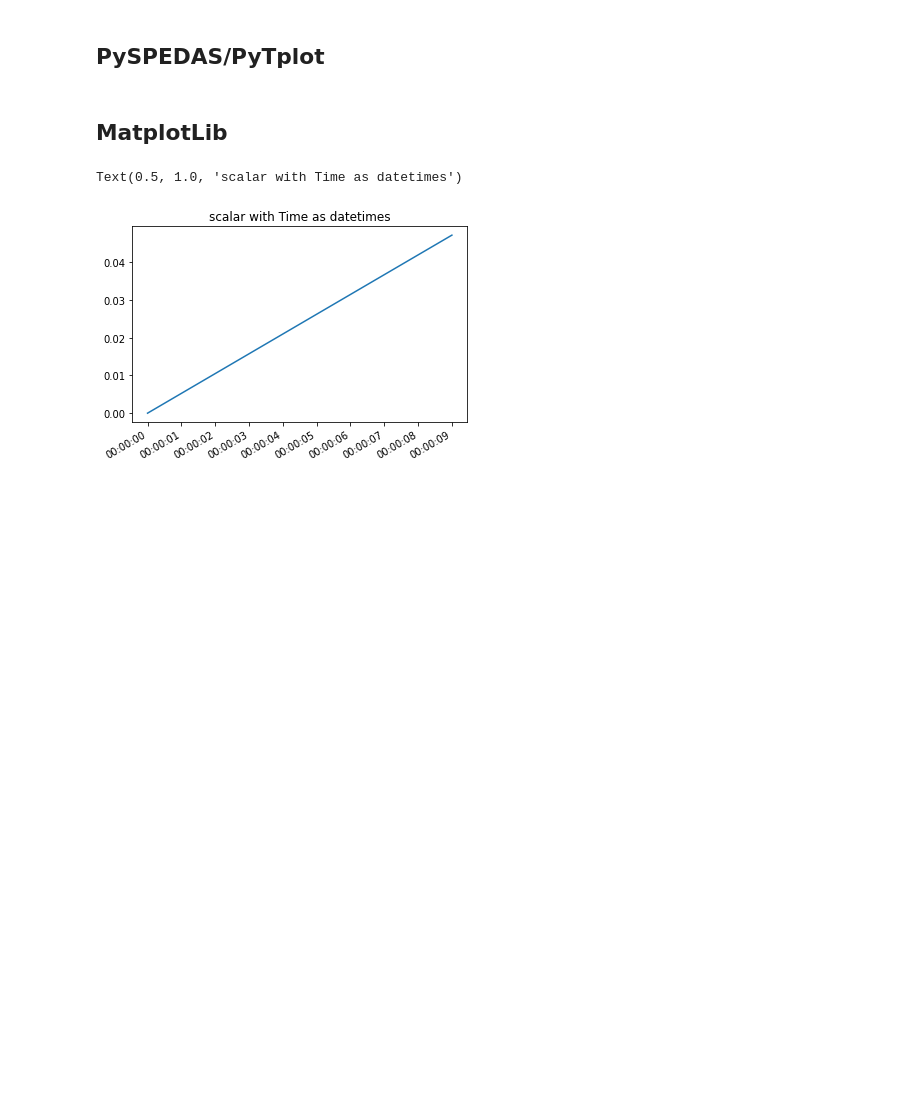
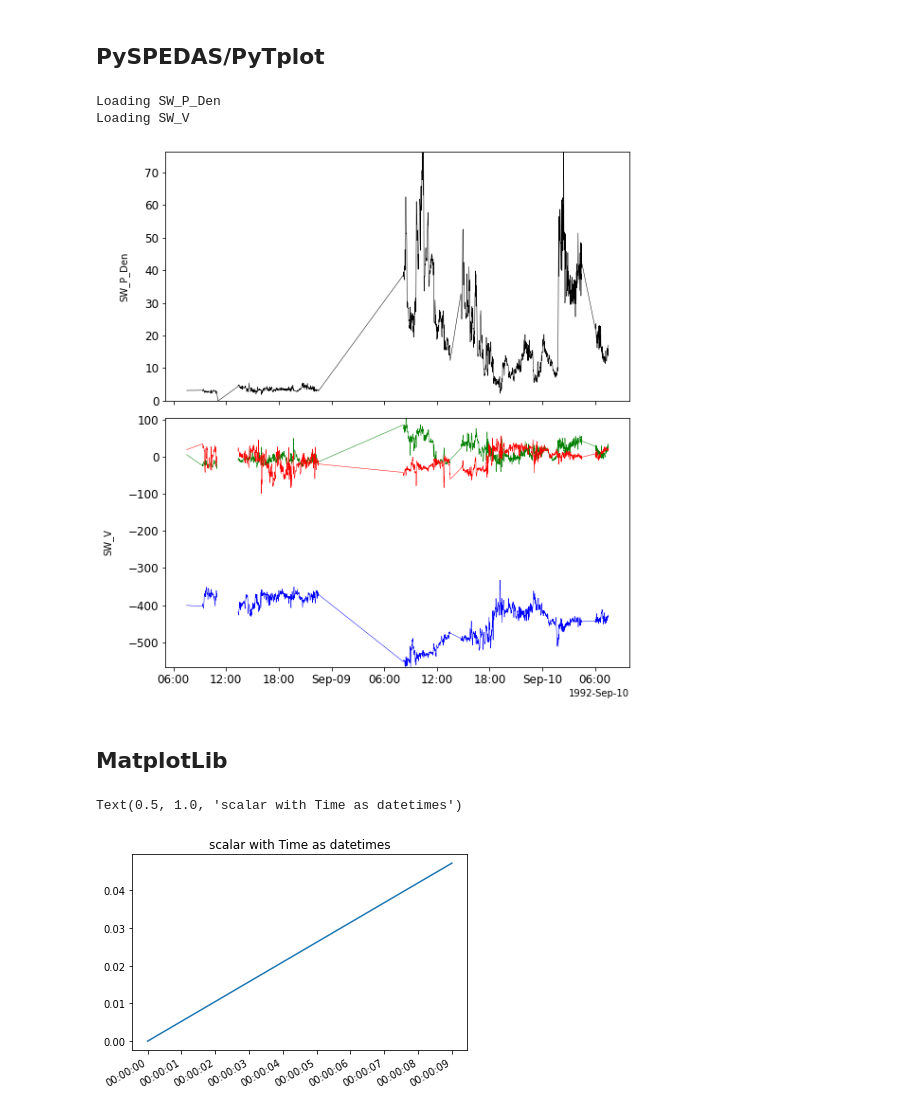
Before and after one commit to hapi-server/client-python-notebooks, a Jupyter notebook: hapi_demo.ipynb, the cells around one changed output. Drawn from its saved outputs; the diff is of its cells as text; code cells hidden in the pictures; blank space fills up the shorter version.

```diff
--- a/hapi_demo.ipynb
+++ b/hapi_demo.ipynb
@@ -651,17 +606,19 @@ autoplot(server, dataset, parameters, start, stop, **opts)
 # %%
-!pip install pyspedas --upgrade
-
 from pyspedas.hapi.hapi import hapi
 
 server     = 'https://cdaweb.gsfc.nasa.gov/hapi'
 dataset    = 'GE_K0_CPI'
 parameters = 'SW_P_Den,SW_V'
 start      = '1992-09-08T07:30:40Z'
 stop       = '1992-09-10T07:30:40.000Z'
-x = hapi(trange=[start, stop], server=server, dataset=dataset, parameters=parameters)
+param_list = hapi(trange=[start, stop], server=server, dataset=dataset, parameters=parameters)
 
 from pytplot import tplot
-tplot(x)
+tplot(param_list)
+# %% [output]
+Loading SW_P_Den
+Loading SW_V
+[figure, added]
 # %% [markdown]
 ## MatplotLib
 # %%
```
Also changed, not shown: parts of 5 cells of this notebook.
